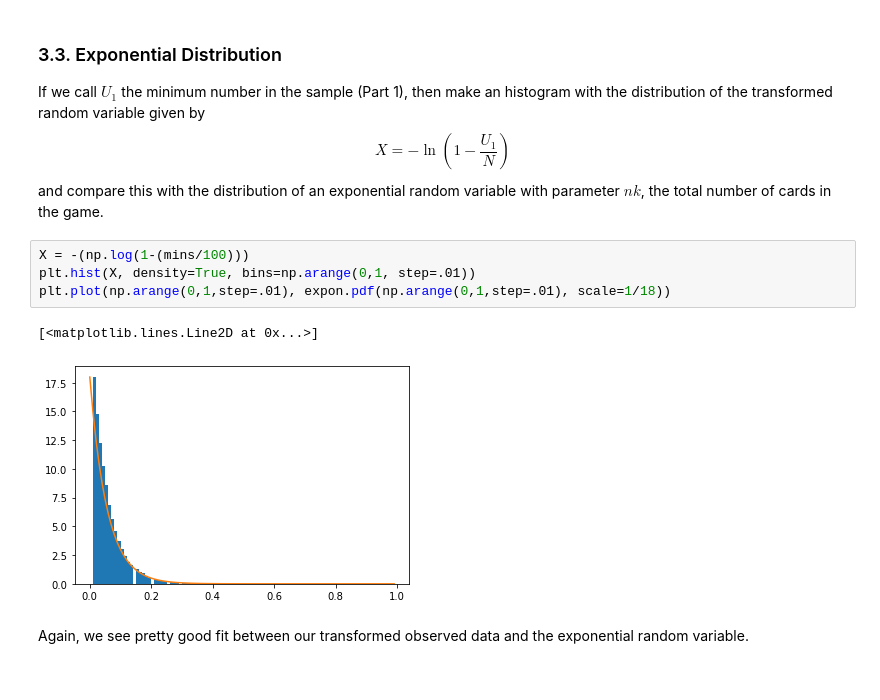
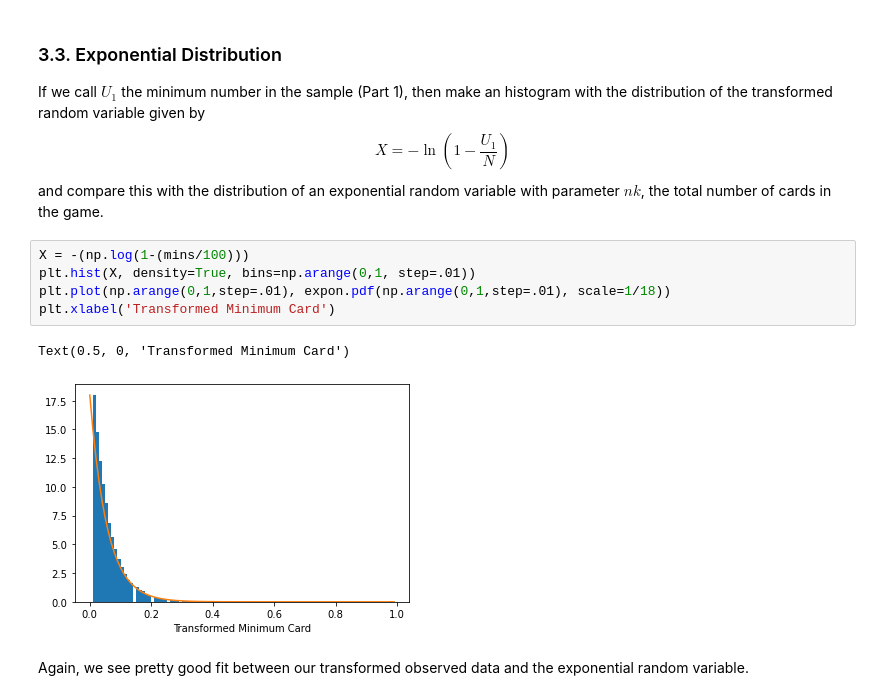
Before and after one commit to UCB-stat-201a-fall23/projectno1-themind-lewinsohndp, a Jupyter notebook: Project01-TheMind.ipynb, the cells around one changed output. Cells and saved outputs as stored; diff of their text form.

```diff
--- a/Project01-TheMind.ipynb
+++ b/Project01-TheMind.ipynb
@@ -280,10 +289,11 @@ and compare this with the distribution of an exponential random variable with pa
 # %%
 X = -(np.log(1-(mins/100)))
 plt.hist(X, density=True, bins=np.arange(0,1, step=.01))
 plt.plot(np.arange(0,1,step=.01), expon.pdf(np.arange(0,1,step=.01), scale=1/18))
+plt.xlabel('Transformed Minimum Card')
 # %% [output]
-[<matplotlib.lines.Line2D at 0x...>]
+Text(0.5, 0, 'Transformed Minimum Card')
-[figure, old version]
+[figure, new version]
 # %% [markdown]
 Again, we see pretty good fit between our transformed observed data and the exponential random variable.
 # %% [markdown]
```
Also changed, not shown: parts of 16 cells of this notebook.
